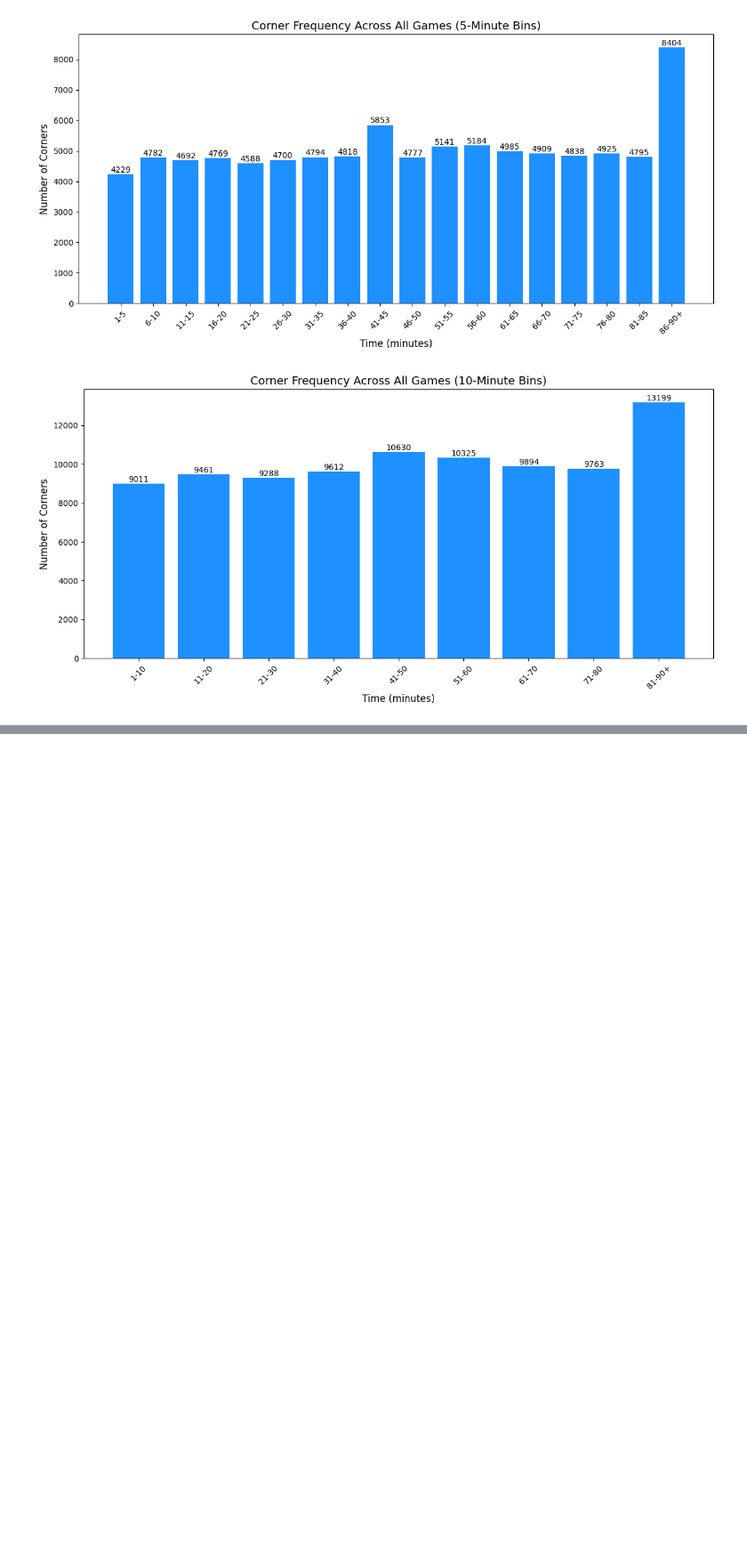
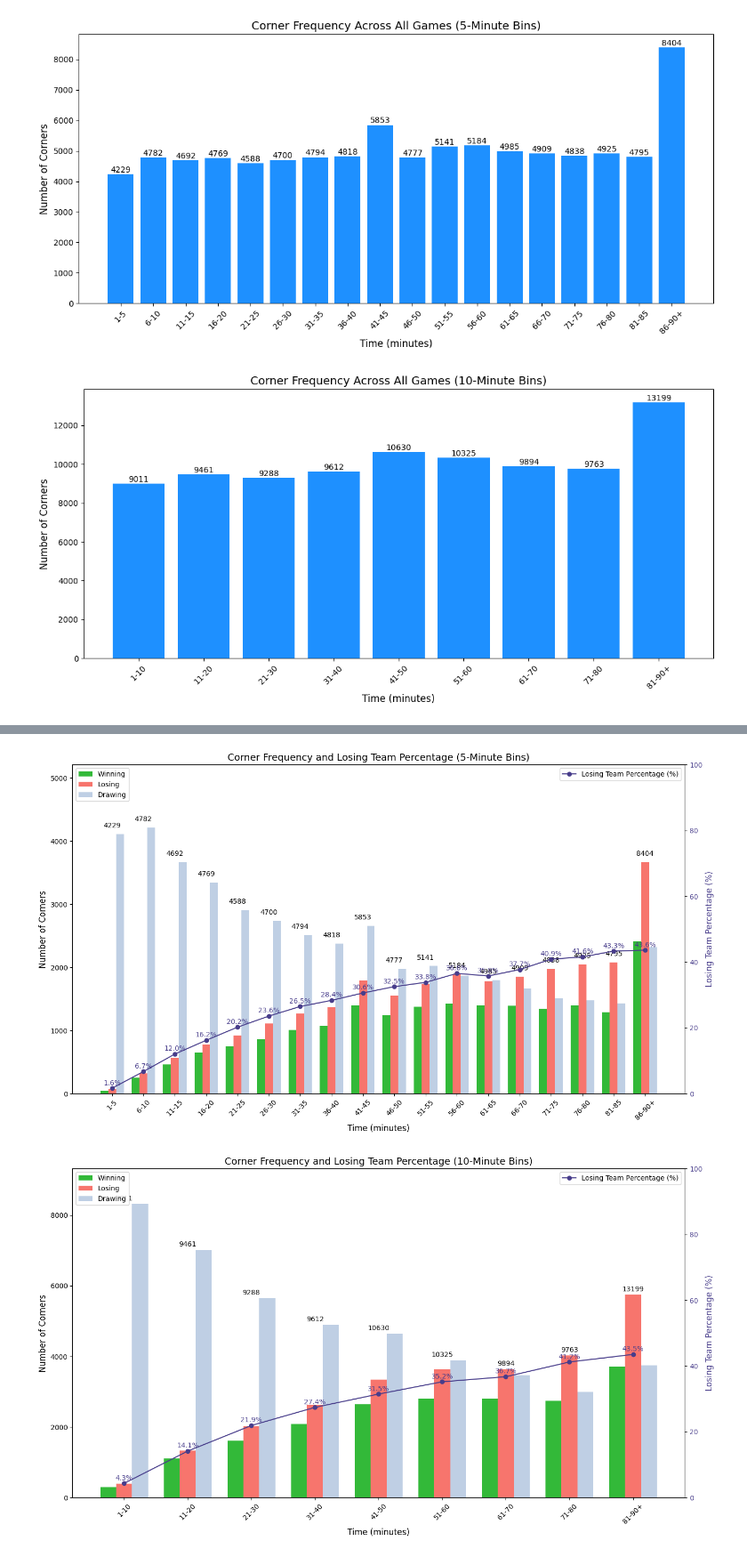
Before and after one commit to JoshuaGraham14/football-corner-prediction, a Jupyter notebook: notebooks/02_kaggle_analysis.ipynb, the cells around one changed output, grey strips where cells are left out. Shown at 89% size. Drawn from its saved outputs; the diff is of its cells as text; code cells hidden in the pictures; blank space fills up the shorter version.

Commit message:
Add corner freq by game state

```diff
--- a/notebooks/02_kaggle_analysis.ipynb
+++ b/notebooks/02_kaggle_analysis.ipynb
@@ -75,0 +80,77 @@ plot_corner_frequencies_corrected(data,10)
+# %%
+def plot_corner_frequencies_by_game_state(data, bin_size):
+    #Validation: Make sure req columns are present
+    req_columns = ['time', 'event_type', 'score', 'side']
+    if not all(col in data.columns for col in req_columns):
+        raise ValueError(f"The dataset must contain the following columns: {req_columns}")
+
+    corner_data = data[data['event_type'] == 2].copy()
+
+    #Bins
+    bins = list(range(1, 91, bin_size)) + [float('inf')]
+    labels = [f"{bins[i]}-{bins[i+1]-1}" if bins[i+1] != float('inf') else f"{bins[i]}-90+" for i in range(len(bins)-1)]
+    corner_data['time_bin'] =pd.cut(corner_data['time'], bins=bins,labels=labels, right=False)
+
+
+    #Calculate total, corner and game state counts for each game state
+    total_counts = corner_data['time_bin'].value_counts(sort=False)
+    winning_corners = corner_data[corner_data['game_state'] == 'winning']
+    losing_corners= corner_data[corner_data['game_state'] == 'losing']
+    drawing_corners = corner_data[corner_data['game_state'] == 'drawing']
+    winning_counts= winning_corners['time_bin'].value_counts(sort=False)
+    losing_counts = losing_corners['time_bin'].value_counts(sort=False)
+    drawing_counts =drawing_corners['time_bin'].value_counts(sort=False)
+
+    # Calculate the percentage of losing team corners
+    losing_percentage = (losing_counts /total_counts) * 100
+
+    # Create a bar chart with grouped bars
+    x = np.arange(len(labels))
+    bar_width = 0.25
+
+    #Grouped bar chart:
+    fig, ax1 = plt.subplots(figsize=(14, 8))
+    ax1.bar(x-bar_width, winning_counts.values, width=bar_width,label='Winning',alpha=0.8, color=COLOUR_WIN)
+    ax1.bar(x, losing_counts.values, width=bar_width,label='Losing', alpha=0.8, color=COLOUR_LOSE)
+    ax1.bar(x+bar_width,drawing_counts.values, width=bar_width,label='Drawing',alpha=0.8, color=COLOUR_DRAW)
+
+    ax1.set_xlabel('Time (minutes)', fontsize=12)
+    ax1.set_ylabel('Number of Corners',fontsize=12)
+    ax1.set_xticks(x)
+    ax1.set_xticklabels(labels, rotation=45)
+
+    #Add frequency labels at the top of the maximum bar in each group
+    for pos in range(len(labels)):
+        max_height = max(winning_counts.iloc[pos], losing_counts.iloc[pos], drawing_counts.iloc[pos])
+        ax1.text(pos, max_height +100, str(total_counts.iloc[pos]),ha='center', fontsize=10)
+
+    #Create secondary axis for losing percentage
+    ax2 = ax1.twinx()
+    ax2.plot(
+        x, losing_percentage.values, color=COLOUR_AXIS2, marker='o',label='Losing Team Percentage (%)'
+    )
+    ax2.set_ylabel('Losing Team Percentage (%)',fontsize=12,color=COLOUR_AXIS2)
+    ax2.tick_params(axis='y', labelcolor=COLOUR_AXIS2)
+    #Add percentage labels on the line chart
+    for pos, percent in enumerate(losing_percentage.values):
+        if not np.isnan(percent):  #Avoid NaN vals
+            ax2.text(pos, percent+1, f"{percent:.1f}%",ha='center',fontsize=10, color=COLOUR_AXIS2)
+
+    #set axis limits to scale graph properly...
+    ax1.set_ylim(0, max(losing_counts.max(), winning_counts.max(),drawing_counts.max()) + 1000)
+    ax2.set_ylim(0,100)
+
+    ax1.legend(loc='upper left')
+    ax2.legend(loc='upper right')
+    plt.title(f'Corner Frequency and Losing Team Percentage ({bin_size}-Minute Bins)', fontsize=14)
+
+    fig.tight_layout()
+    plt.show()
+
+
+#--- Call function ---
+plot_corner_frequencies_by_game_state(data, 5)
+plot_corner_frequencies_by_game_state(data, 10)
+# %% [output]
+[figure, added]
+[figure, added]
```
Also changed, not shown: parts of 1 cell of this notebook.
